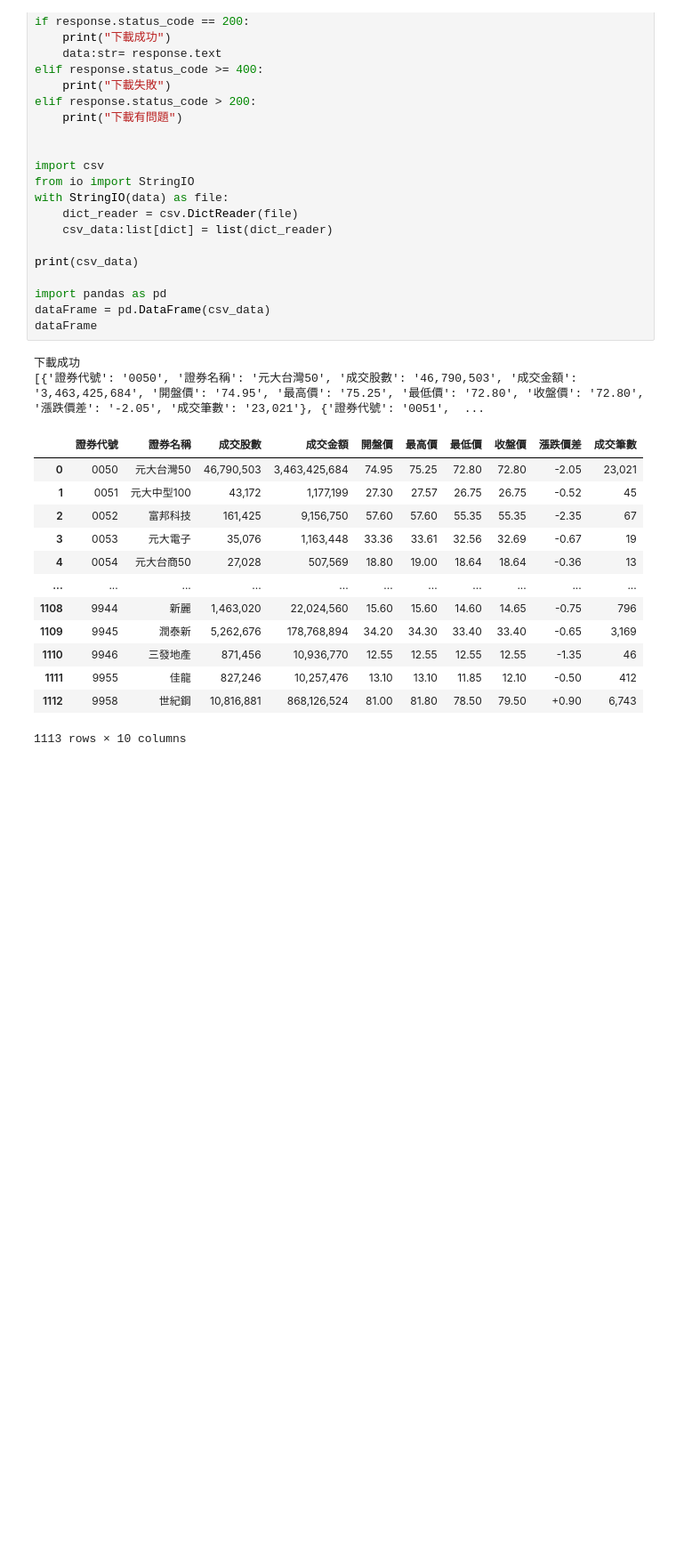
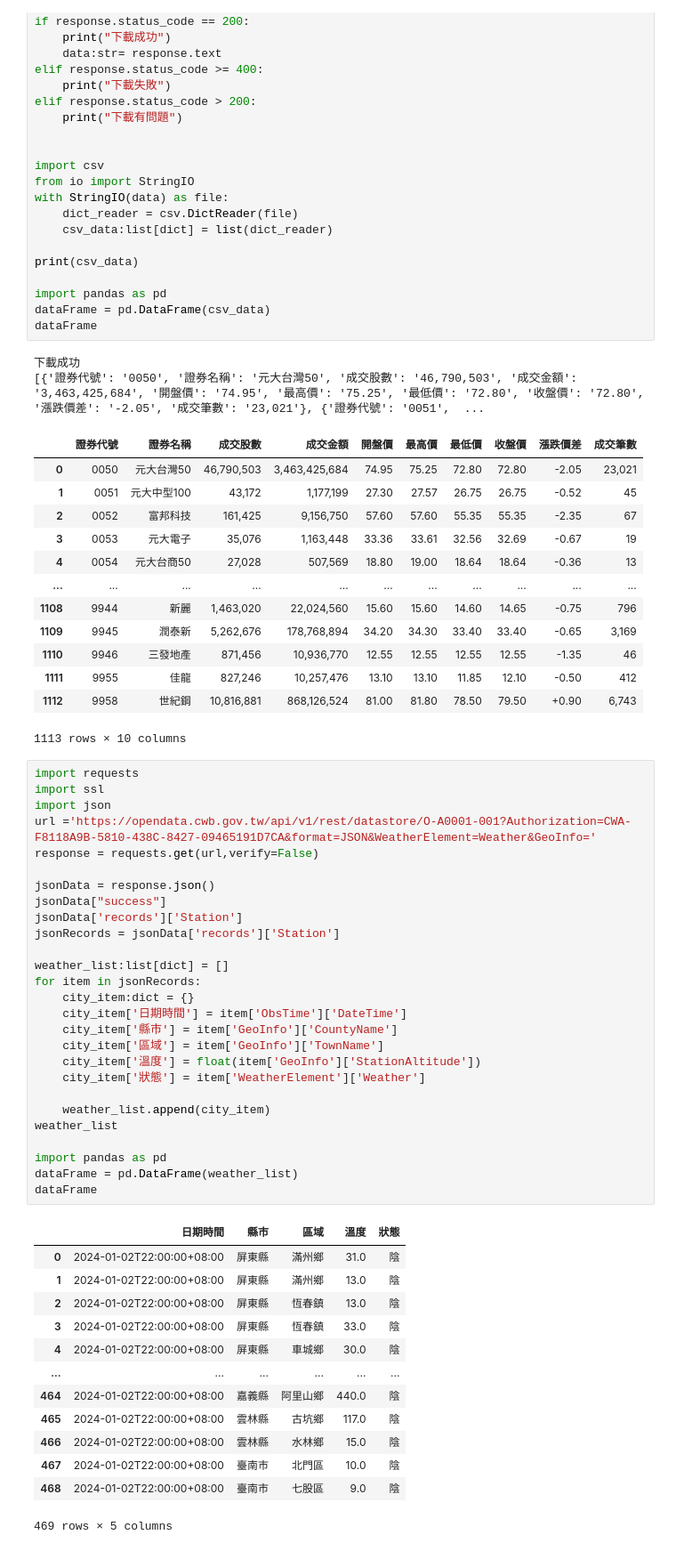
Before and after one commit to bear-1226/__20231116_C2, a Jupyter notebook: 作業.ipynb, the cells around one changed output. Shown: that part at 89% size. Saved outputs shown, nothing was run; the diff lists cells and outputs as text; blank space fills up the shorter version.

```diff
--- a/作業.ipynb
+++ b/作業.ipynb
@@ -187,3 +187,44 @@ dataFrame
 | 1111 | 9955 | 佳龍 | 827,246 | 10,257,476 | 13.10 | 13.10 | 11.85 | 12.10 | -0.50 | 412 |
 | 1112 | 9958 | 世紀鋼 | 10,816,881 | 868,126,524 | 81.00 | 81.80 | 78.50 | 79.50 | +0.90 | 6,743 |
 1113 rows × 10 columns
+# %%
+import requests
+import ssl
+import json
+url ='https://opendata.cwb.gov.tw/api/v1/rest/datastore/O-A0001-001?Authorization=CWA-F8118A9B-5810-438C-8427-09465191D7CA&format=JSON&WeatherElement=Weather&GeoInfo='
+response = requests.get(url,verify=False)
+
+jsonData = response.json()
+jsonData["success"]
+jsonData['records']['Station']
+jsonRecords = jsonData['records']['Station']
+
+weather_list:list[dict] = []
+for item in jsonRecords:
+    city_item:dict = {}
+    city_item['日期時間'] = item['ObsTime']['DateTime']
+    city_item['縣市'] = item['GeoInfo']['CountyName']
+    city_item['區域'] = item['GeoInfo']['TownName']
+    city_item['溫度'] = float(item['GeoInfo']['StationAltitude'])
+    city_item['狀態'] = item['WeatherElement']['Weather']
+
+    weather_list.append(city_item)
+weather_list
+
+import pandas as pd
+dataFrame = pd.DataFrame(weather_list)
+dataFrame
+# %% [output]
+|  | 日期時間 | 縣市 | 區域 | 溫度 | 狀態 |
+| 0 | 2024-01-02T22:00:00+08:00 | 屏東縣 | 滿州鄉 | 31.0 | 陰 |
+| 1 | 2024-01-02T22:00:00+08:00 | 屏東縣 | 滿州鄉 | 13.0 | 陰 |
+| 2 | 2024-01-02T22:00:00+08:00 | 屏東縣 | 恆春鎮 | 13.0 | 陰 |
+| 3 | 2024-01-02T22:00:00+08:00 | 屏東縣 | 恆春鎮 | 33.0 | 陰 |
+| 4 | 2024-01-02T22:00:00+08:00 | 屏東縣 | 車城鄉 | 30.0 | 陰 |
+| ... | ... | ... | ... | ... | ... |
+| 464 | 2024-01-02T22:00:00+08:00 | 嘉義縣 | 阿里山鄉 | 440.0 | 陰 |
+| 465 | 2024-01-02T22:00:00+08:00 | 雲林縣 | 古坑鄉 | 117.0 | 陰 |
+| 466 | 2024-01-02T22:00:00+08:00 | 雲林縣 | 水林鄉 | 15.0 | 陰 |
+| 467 | 2024-01-02T22:00:00+08:00 | 臺南市 | 北門區 | 10.0 | 陰 |
+| 468 | 2024-01-02T22:00:00+08:00 | 臺南市 | 七股區 | 9.0 | 陰 |
+469 rows × 5 columns
```
Also changed, not shown: 2 other files.
